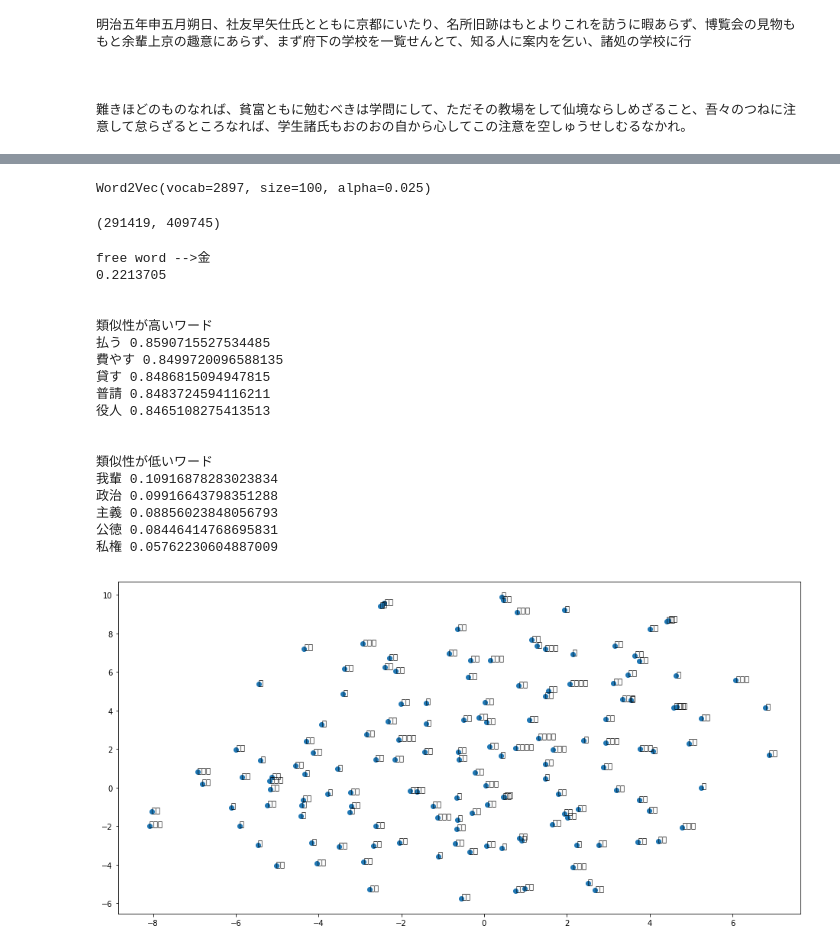
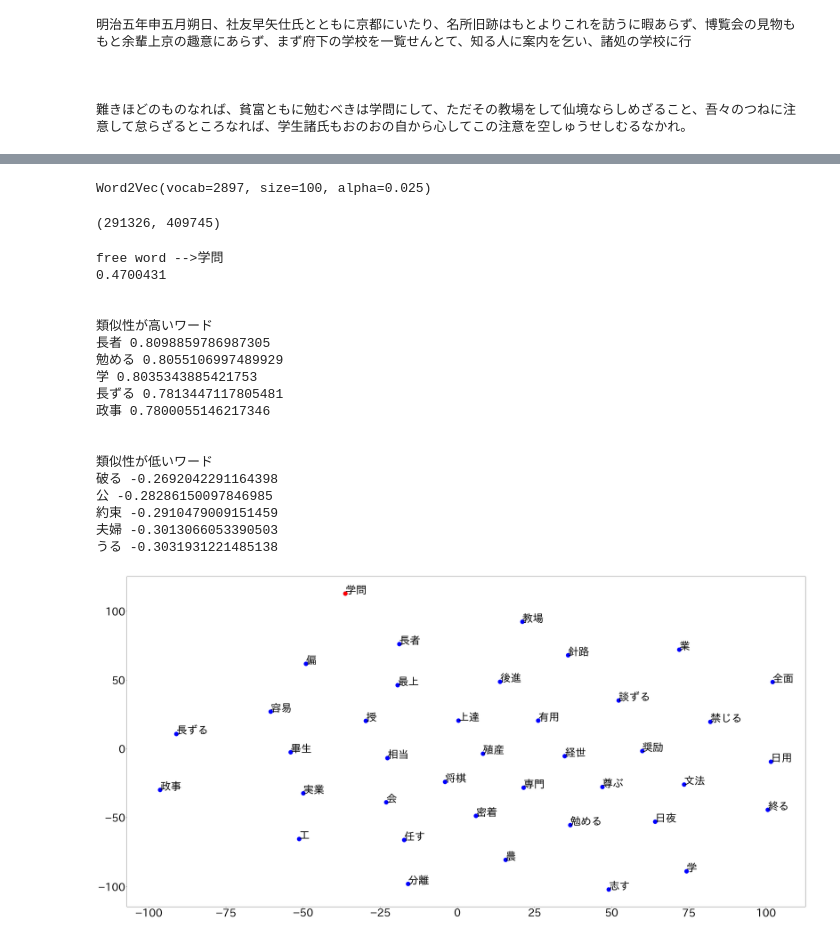
Before and after one commit to HamaguchiKazuki/Auther_match_sentence, a Jupyter notebook: noun_similarity.ipynb, the cells around one changed output, grey strips where cells are left out. Cells and saved outputs as stored; diff of their text form; code cells hidden in the pictures.

Commit message:
:+1:matplotlib_jp_label

```diff
--- a/noun_similarity.ipynb
+++ b/noun_similarity.ipynb
@@ -137,6 +137,6 @@ if __name__ == '__main__':
     word_list = [extract_words(sentence)for sentence in sentence_list]
 
     # 単語リストの結果を一部表示
-    for word in word_list:
+    for word in word_list[0]:
         print(word)
 # %% [output]
@@ -160,7 +176,7 @@ print(model)
 model.train(word_list, total_examples=len(word_list), epochs=5)
 # %% [output]
 Word2Vec(vocab=2897, size=100, alpha=0.025)
-(291419, 409745)
+(291326, 409745)
 # %%
 #福沢諭吉に関連するワードを任意で入力して見つけよう！
 
@@ -189,61 +205,61 @@ try:
 except:
     print('{}は類似性がありません'.format(w2))
 # %% [output]
-free word -->金
-0.2213705
+free word -->学問
+0.4700431
 
 
 類似性が高いワード
-払う 0.8590715527534485
-費やす 0.8499720096588135
-貸す 0.8486815094947815
-普請 0.8483724594116211
-役人 0.8465108275413513
+長者 0.8098859786987305
+勉める 0.8055106997489929
+学 0.8035343885421753
+長ずる 0.7813447117805481
+政事 0.7800055146217346
 
 
 類似性が低いワード
-我輩 0.10916878283023834
-政治 0.09916643798351288
-主義 0.08856023848056793
-公徳 0.08446414768695831
-私権 0.05762230604887009
+破る -0.2692042291164398
+公 -0.28286150097846985
+約束 -0.2910479009151459
+夫婦 -0.3013066053390503
+うる -0.3031931221485138
 # %%
 # modelの可視化
 
 from sklearn.manifold import TSNE
 import matplotlib.pyplot as plt
+import matplotlib.cm as cm
 import matplotlib
 
 matplotlib.get_configdir()
 %matplotlib inline
 font = {'family': 'IPAexGothic'}
 matplotlib.rc('font', **font)
 matplotlib.rcParams['font.family']
+plt.rcParams["font.size"] = 44
 
-sim_words = [x[0] for x in model.most_similar(w2, topn=150)]
+
+sim_words = [x[0] for x in model.most_similar(w2, topn=38)]
 sim_words.append(w2)
 
 labels = [word for word in sim_words]
 vecs = [model[word] for word in sim_words]
 
 tsne = TSNE(random_state=0)
 result = tsne.fit_transform(vecs)
 
 # 座標点の作成
 x = [vec[0] for vec in result]
 y = [vec[1] for vec in result]
 
-plt.figure(figsize=(16, 8))
+plt.figure(figsize=(50, 25))
 plt.scatter(x, y)
 
 for i in range(len(x)):
-#     plt.scatter(x[i], y[i])
-    plt.annotate(
-                labels[i],
-                xy=(x[i], y[i]),
-                xytext=(0, 0),
-                textcoords='offset points'
-                )
+    plt.annotate(labels[i], xy=(x[i], y[i]), xytext=(0, 0), textcoords='offset points')
+    plt.scatter(x[i], y[i], c='blue', s=300)
+    if i == len(x)-1:
+        plt.scatter(x[i], y[i], c='red', s=300)
 plt.show()
 # %% [output]
-[figure, old version]
+[figure, new version]
```
Also changed, not shown: parts of 1 cell of this notebook.
